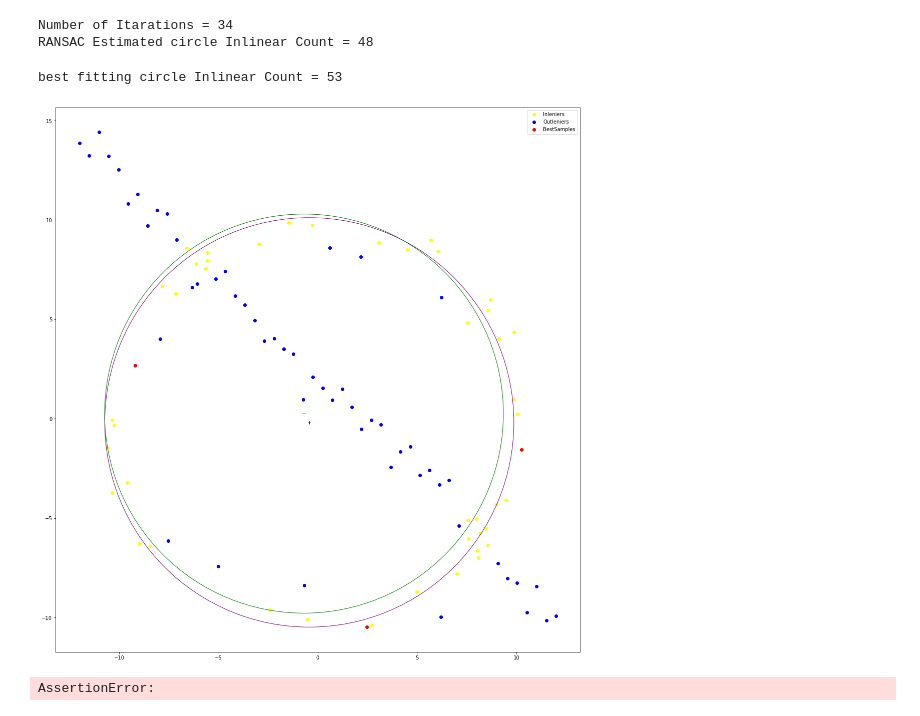
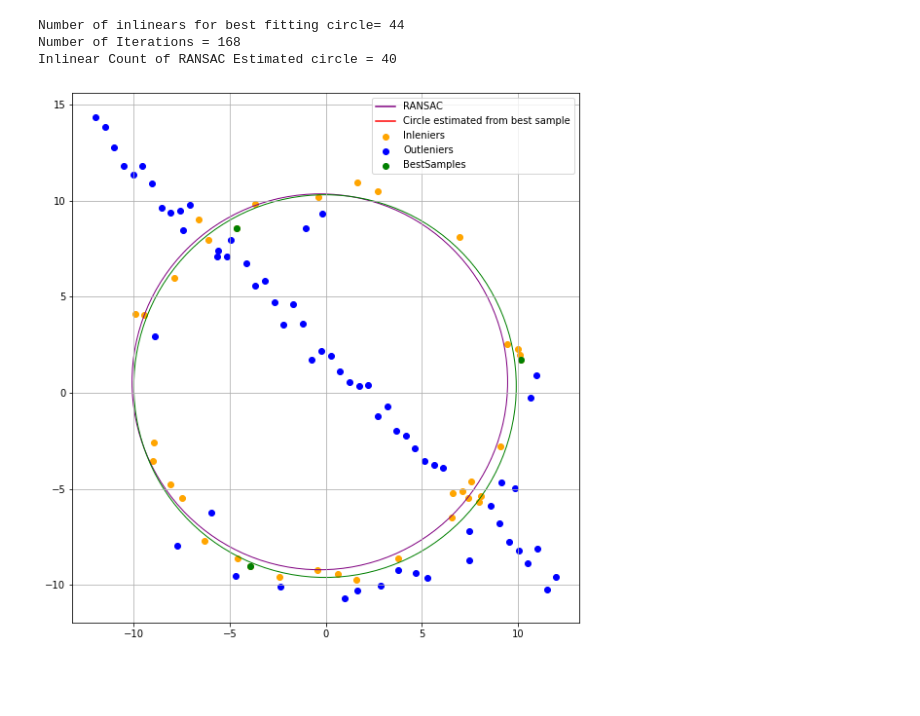
Before and after one commit to devindi99/Image-processing-Excercises, a Jupyter notebook: Excercises/Assignments/Assignment2/190128H_Assignment2.ipynb, the cells around one changed output. Drawn from its saved outputs; the diff is of its cells as text; code cells hidden in the pictures; blank space fills up the shorter version.

```diff
--- a/Excercises/Assignments/Assignment2/190128H_Assignment2.ipynb
+++ b/Excercises/Assignments/Assignment2/190128H_Assignment2.ipynb
@@ -103,66 +96,54 @@ def RANSAC_circle(Data_set,No_of_iterations,t):
 # %%
 s=3
-t=1
-e=0.5
+t=0.8
+e=0.7
 p=0.99
-No_of_iterations=int(np.log(1-p)/np.log(1-(1-e)**s))
+iterations=int(np.log(1-p)/np.log(1-(1-e)**s))
 
-ransac_circle_coeff,ransac_sample,ransac_inlinear_count=RANSAC_circle(X,No_of_iterations,t)
-
+ransac_circle_coeff,ransac_sample,ransac_in_count=RANSAC_circle(X,iterations,t)
 F,G,C=ransac_circle_coeff[0],ransac_circle_coeff[1],ransac_circle_coeff[2]
 R=np.sqrt(G**2+F**2-C)
 
-#Finding Inlenear and Outlinear of the RANSAC Estimated Circle
 In,Out=[],[]
-for point in X:
-    d=abs(np.sqrt((point[0]+G)**2+(point[1]+F)**2)-R)
+for p in X:
+    d=abs(np.sqrt((p[0]+G)**2+(p[1]+F)**2)-R)
     if d<t:
-        In.append(point)
-    else:Out.append(point)
-
-Inlin = np.array(In).T
-Outlin = np.array(Out).T
+        In.append(p)
+    else:
+        Out.append(p)
+Inliners = np.array(In).T
+Outliners = np.array(Out).T
 Samp = ransac_sample.T
 
-print("Number of Itarations =",No_of_iterations)
-print("RANSAC Estimated circle Inlinear Count =",ransac_inlinear_count)
+best_circle_coeff,best_sample,best_in_count=RANSAC_circle(X,10000,t)
+best_F,best_G,best_C=best_circle_coeff[0],best_circle_coeff[1],best_circle_coeff[2]
+best_R=np.sqrt(best_G**2+best_F**2-best_C)
+best_sample_T=best_sample.T
+
+print("Number of inlinears for best fitting circle=",best_in_count)
+print("Number of Iterations =",iterations)
+print("Inlinear Count of RANSAC Estimated circle =",ransac_in_count)
 # %% [output]
-Number of Itarations = 34
-RANSAC Estimated circle Inlinear Count = 48
+Number of inlinears for best fitting circle= 44
+Number of Iterations = 168
+Inlinear Count of RANSAC Estimated circle = 40
-# %%
-best_circle_coeff,best_sample,best_inlinear_count=RANSAC_circle(X,10000,t)
-best_F,best_G,best_C=best_circle_coeff[0],best_circle_coeff[1],best_circle_coeff[2]
-best_R=np.sqrt(best_G**2+best_F**2-best_C)
-
-bestt_sample=best_sample.T
-print("best fitting circle Inlinear Count =",best_inlinear_count)
-# %% [output]
-best fitting circle Inlinear Count = 53
 # %%
 #plotting
-figure, axes = plt.subplots( 1, figsize=(20,20) )
-
+figure, axes = plt.subplots( 1, figsize=(10,10) )
+axes.grid(True)
 ransac_circle = plt.Circle((-G,-F), R, fill=False, color="purple" ,label="RANSAC")
 best_fitting_circle = plt.Circle((-best_G,-best_F), best_R, fill=False, color="green" ,label="Best Fitting")
 
-axes.scatter(Inlin[0],Inlin[1], color="yellow" , label="Inleniers")
-axes.scatter(Outlin[0],Outlin[1], color="blue" , label="Outleniers")
-axes.scatter(bestt_sample[0] ,bestt_sample[1], color="red" , label="BestSamples")
-axes.plot(-G,-F,"+",color="purple")
-axes.plot(-best_G,-best_F,"+",color="green")
+axes.scatter(Inliners[0],Inliners[1], color="orange" , label="Inliners")
+axes.scatter(Outliners[0],Outliners[1], color="blue" , label="Outliners")
+axes.scatter(best_sample_T[0] ,best_sample_T[1], color="green" , label="Best Samples")
+axes.plot(-G,-F,color="purple",label='RANSAC')
+axes.plot(-best_G,-best_F,color="red",label='Circle estimated from best sample')
 axes.set_aspect( 1 )
 axes.add_artist( ransac_circle )
 axes.add_artist( best_fitting_circle )
-#plt.legend(loc ="upper right")
+
 plt.legend()
 plt.show()
 # %% [output]
-[figure, old version]
+[figure, new version]
-# %%
-building = cv.imread(r'001.jpg')
-flag = cv.imread(r'Flag_of_the_United_Kingdom.svg.png')
-
-assert building is None
-assert flag is None
-# %% [output]
-AssertionError:
```
Also changed, not shown: parts of 12 cells of this notebook, 24 other files.
